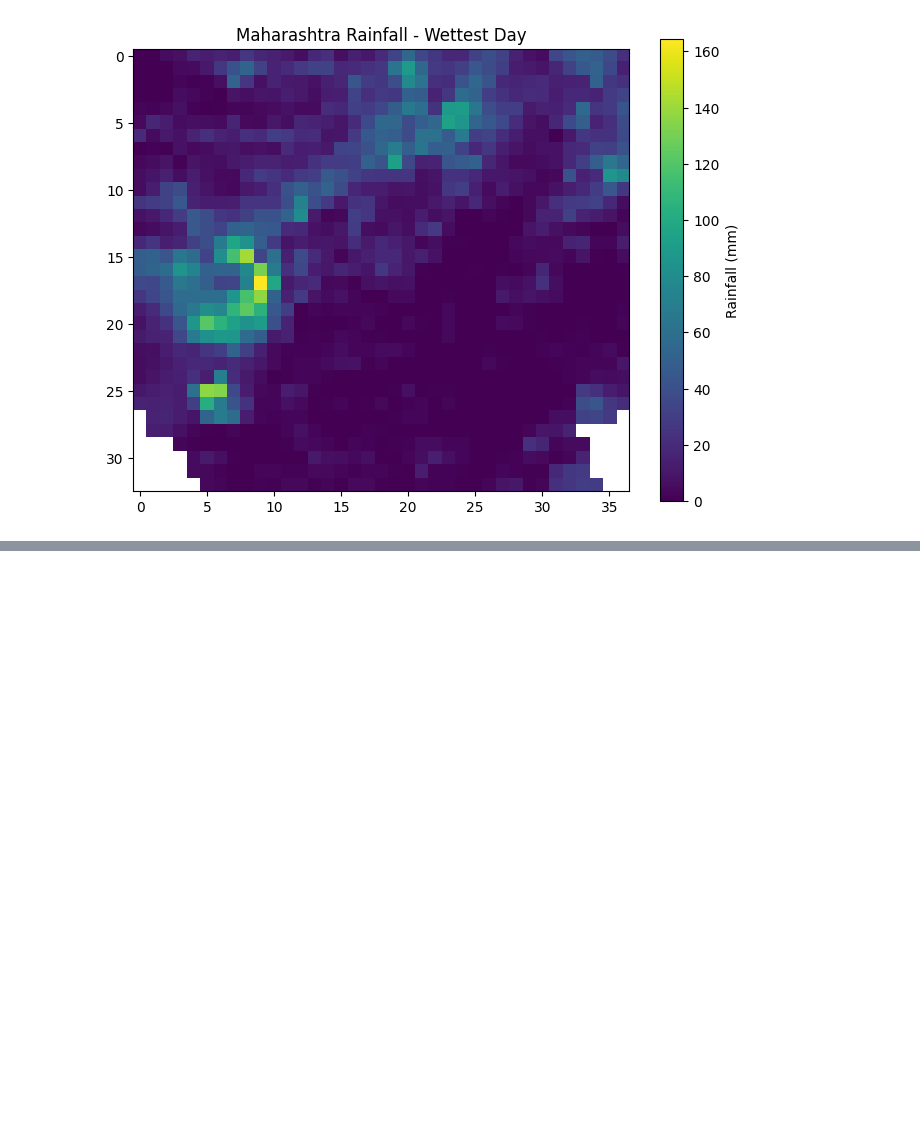
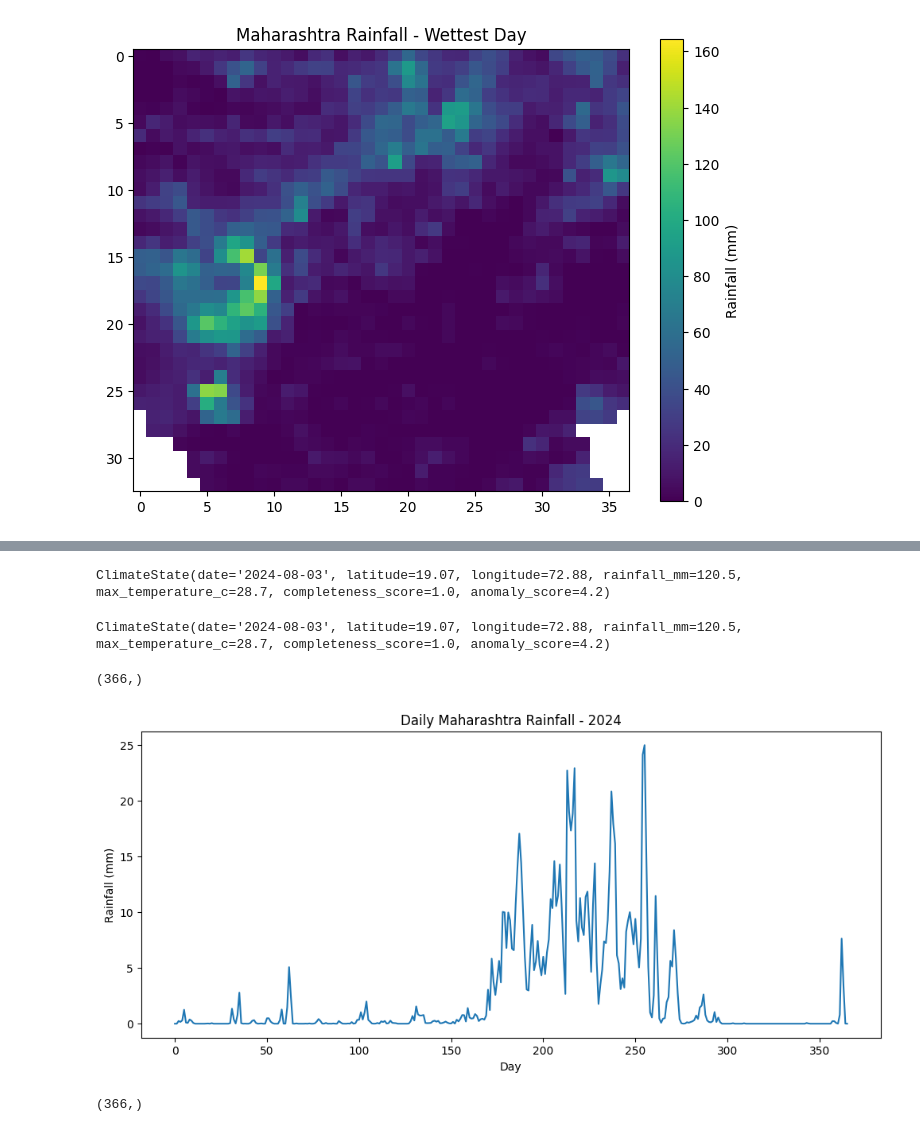
Before and after one commit to aadityat23/ClimateTwinIndia, a Jupyter notebook: notebooks/01_imd_exploration.ipynb, the cells around one changed output, grey strips where cells are left out. Drawn from its saved outputs; the diff is of its cells as text; code cells hidden in the pictures; blank space fills up the shorter version.

Commit message:
Add rainfall and temperature climatology pipeline

```diff
--- a/notebooks/01_imd_exploration.ipynb
+++ b/notebooks/01_imd_exploration.ipynb
@@ -368,0 +461,59 @@ plt.show()
+# %%
+mumbai_state = ClimateState(
+    date="2024-08-03",
+    latitude=19.07,
+    longitude=72.88,
+    rainfall_mm=120.5,
+    max_temperature_c=28.7,
+    completeness_score=1.0,
+    anomaly_score=4.2
+)
+
+print(mumbai_state)
+# %% [output]
+ClimateState(date='2024-08-03', latitude=19.07, longitude=72.88, rainfall_mm=120.5, max_temperature_c=28.7, completeness_score=1.0, anomaly_score=4.2)
+# %%
+from src.state_engine import create_climate_state
+
+state = create_climate_state(
+    date="2024-08-03",
+    latitude=19.07,
+    longitude=72.88,
+    rainfall=120.5,
+    temperature=28.7,
+    completeness_score=1.0,
+    anomaly_score=4.2
+)
+
+print(state)
+# %% [output]
+ClimateState(date='2024-08-03', latitude=19.07, longitude=72.88, rainfall_mm=120.5, max_temperature_c=28.7, completeness_score=1.0, anomaly_score=4.2)
+# %%
+daily_rain = np.nanmean(
+    rain[:, lat_mask, :][:, :, lon_mask],
+    axis=(1,2)
+)
+
+print(daily_rain.shape)
+# %% [output]
+(366,)
+# %%
+import matplotlib.pyplot as plt
+
+plt.figure(figsize=(12,5))
+plt.plot(daily_rain)
+plt.title("Daily Maharashtra Rainfall - 2024")
+plt.xlabel("Day")
+plt.ylabel("Rainfall (mm)")
+plt.show()
+# %% [output]
+[figure, added]
+# %%
+daily_temp = np.nanmean(
+    temp,
+    axis=(1,2)
+)
+
+print(daily_temp.shape)
+# %% [output]
+(366,)
```
Also changed, not shown: parts of 46 cells of this notebook, 22 other files.
